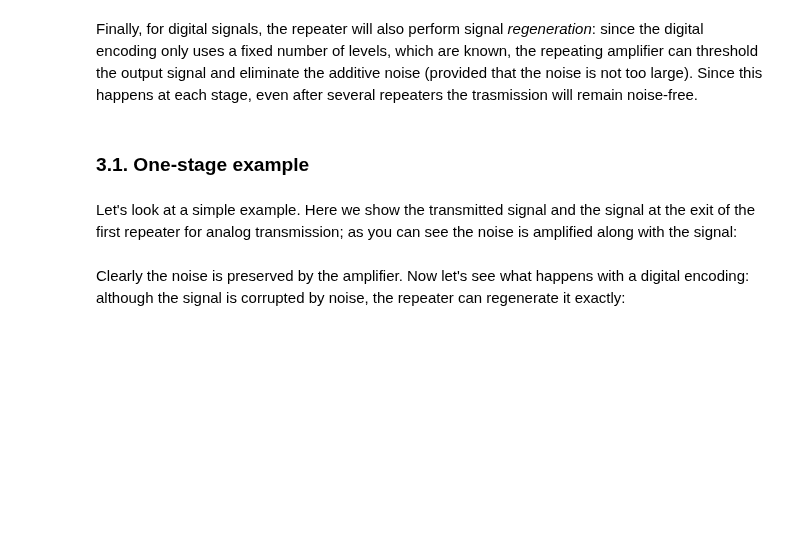
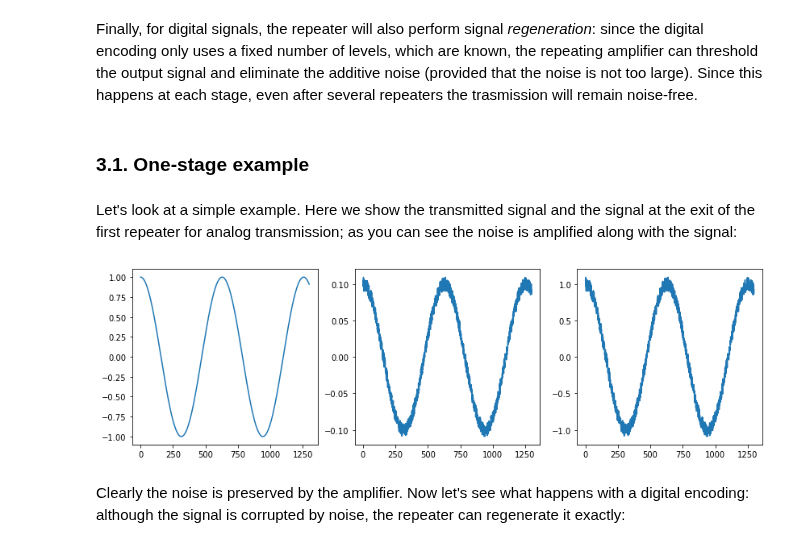
Before and after one commit to prandoni/COM303, a Jupyter notebook: SignalTransmission/SignalTransmission.ipynb, the cells around one changed output. Saved outputs shown, nothing was run; the diff lists cells and outputs as text; code cells hidden in the pictures; blank space fills up the shorter version.

```diff
--- a/SignalTransmission/SignalTransmission.ipynb
+++ b/SignalTransmission/SignalTransmission.ipynb
@@ -165,14 +181,16 @@ Let's look at a simple example. Here we show the transmitted signal and the sign
 # %%
 # simple signal
 xa = np.cos(np.arange(0, 13, 0.01))
 
-# 20 dB attenuation and a low SNR of 20dB at the end of the section
-ATT_DB, SRN_DB = 20, 15
+# 20 dB attenuation and a SNR of 25dB at the end of the section
+ATT_DB, SRN_DB = 20, 25
 
 # analog transmission
 xa_t = cable_section(xa, ATT_DB, SRN_DB)
 xa_r = repeater(xa_t, ATT_DB)
 multiplot(xa, xa_t, xa_r)
+# %% [output]
+[figure, added]
 # %% [markdown]
 Clearly the noise is preserved by the amplifier. Now let's see what happens with a digital encoding: although the signal is corrupted by noise, the repeater can regenerate it exactly:
 # %%
```
Also changed, not shown: parts of 22 cells of this notebook.
